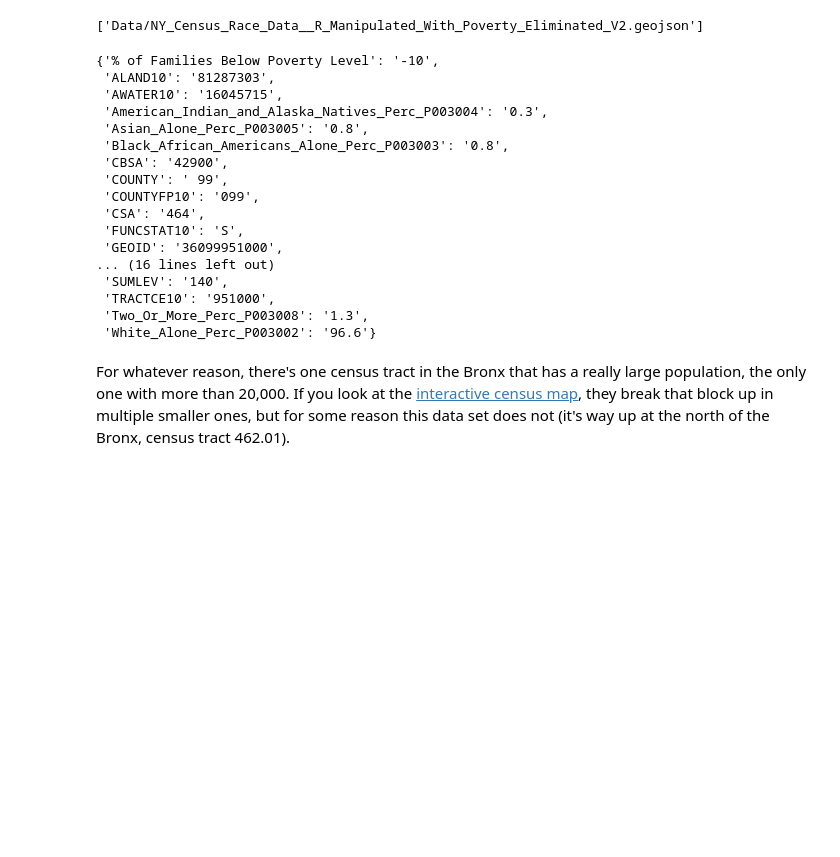
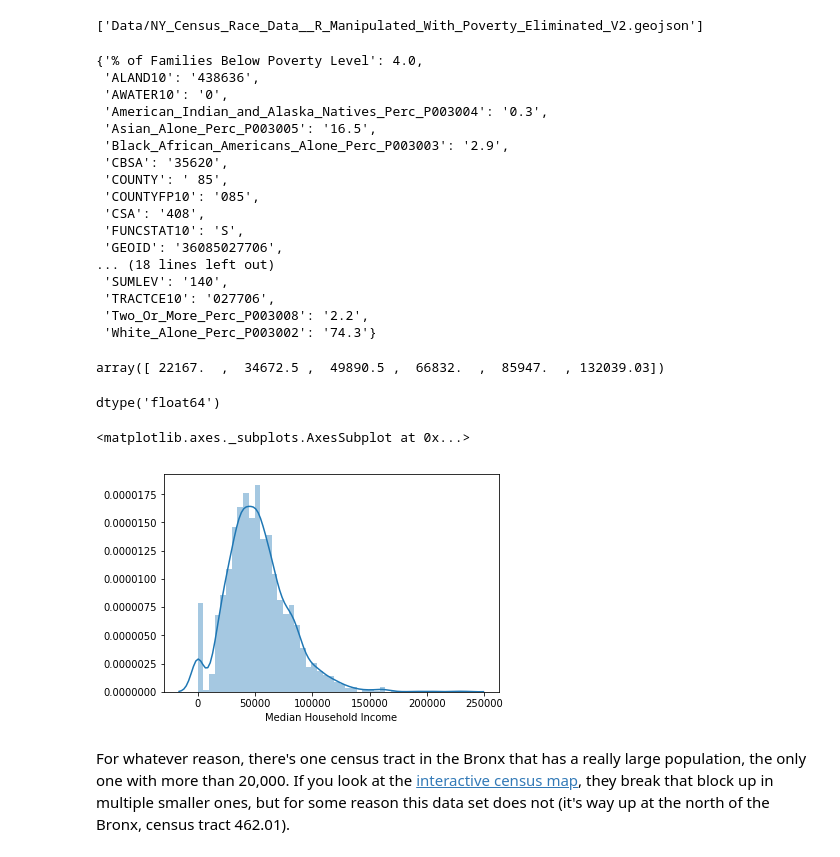
Before and after one commit to ScAAN/waterfrontmap, a Jupyter notebook: WFM_datahists.ipynb, the cells around one changed output. Cells and saved outputs as stored; diff of their text form; code cells hidden in the pictures; blank space fills up the shorter version.

Commit message:
Adds handful of new data
 - adds half-mile buffer

 - adds median income

 - changes colormaps and breakdown for percent people of color, percent
   below poverty, and hurricane surge

```diff
--- a/WFM_datahists.ipynb
+++ b/WFM_datahists.ipynb
@@ -42,28 +42,28 @@ files
 # %% [output]
 ['Data/NY_Census_Race_Data__R_Manipulated_With_Poverty_Eliminated_V2.geojson']
 # %%
-with open(files[0]) as f:
+with open('Data/reduced_census.geojson') as f:
     data = json.load(f)
 # %%
-data['features'][0]['properties']
+data['features'][100]['properties']
 # %% [output]
-{'% of Families Below Poverty Level': '-10',
- 'ALAND10': '81287303',
- 'AWATER10': '16045715',
+{'% of Families Below Poverty Level': 4.0,
+ 'ALAND10': '438636',
+ 'AWATER10': '0',
  'American_Indian_and_Alaska_Natives_Perc_P003004': '0.3',
- 'Asian_Alone_Perc_P003005': '0.8',
- 'Black_African_Americans_Alone_Perc_P003003': '0.8',
- 'CBSA': '42900',
- 'COUNTY': ' 99',
- 'COUNTYFP10': '099',
- 'CSA': '464',
+ 'Asian_Alone_Perc_P003005': '16.5',
+ 'Black_African_Americans_Alone_Perc_P003003': '2.9',
+ 'CBSA': '35620',
+ 'COUNTY': ' 85',
+ 'COUNTYFP10': '085',
+ 'CSA': '408',
  'FUNCSTAT10': 'S',
- 'GEOID': '36099951000',
-... (16 lines left out)
+ 'GEOID': '36085027706',
+... (18 lines left out)
  'SUMLEV': '140',
- 'TRACTCE10': '951000',
- 'Two_Or_More_Perc_P003008': '1.3',
- 'White_Alone_Perc_P003002': '96.6'}
+ 'TRACTCE10': '027706',
+ 'Two_Or_More_Perc_P003008': '2.2',
+ 'White_Alone_Perc_P003002': '74.3'}
 # %%
 NYC_COUNTIES = {'005': 'Bronx','047': 'Brooklyn','061': 'Manhattan','081': 'Queens', '085': 'Staten Island'}
 def try_to_cast(x):
@@ -111,7 +112,20 @@ def edit_and_save_json(filename, output_file):
         json.dump(data_to_save, f)
 # %%
 identifying_func = lambda x: 'P003' in x
-df = load_json_to_df(files[0], identifying_func)
+df = load_json_to_df(files[0], lambda x: 'Median' in x)
+# %%
+np.percentile(df['Median Household Income'].values, q=[10, 25, 50, 75, 90, 99])
+# %% [output]
+array([ 22167.  ,  34672.5 ,  49890.5 ,  66832.  ,  85947.  , 132039.03])
+# %%
+df['Median Household Income'].dtype
+# %% [output]
+dtype('float64')
+# %%
+sns.distplot(df['Median Household Income'])
+# %% [output]
+<matplotlib.axes._subplots.AxesSubplot at 0x...>
+[figure, added]
 # %%
 plot_df = pd.melt(df, id_vars=['County', 'Census_tract'])
 # %% [markdown]
```
Also changed, not shown: parts of 1 cell of this notebook, 4 other files.
